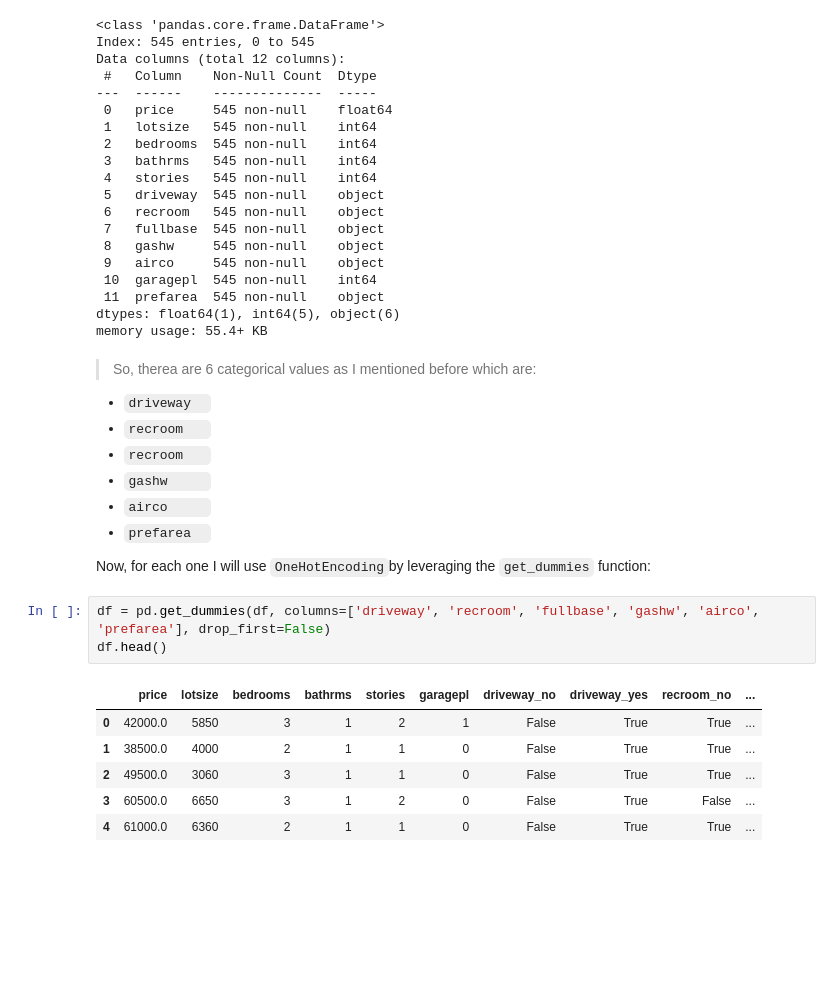
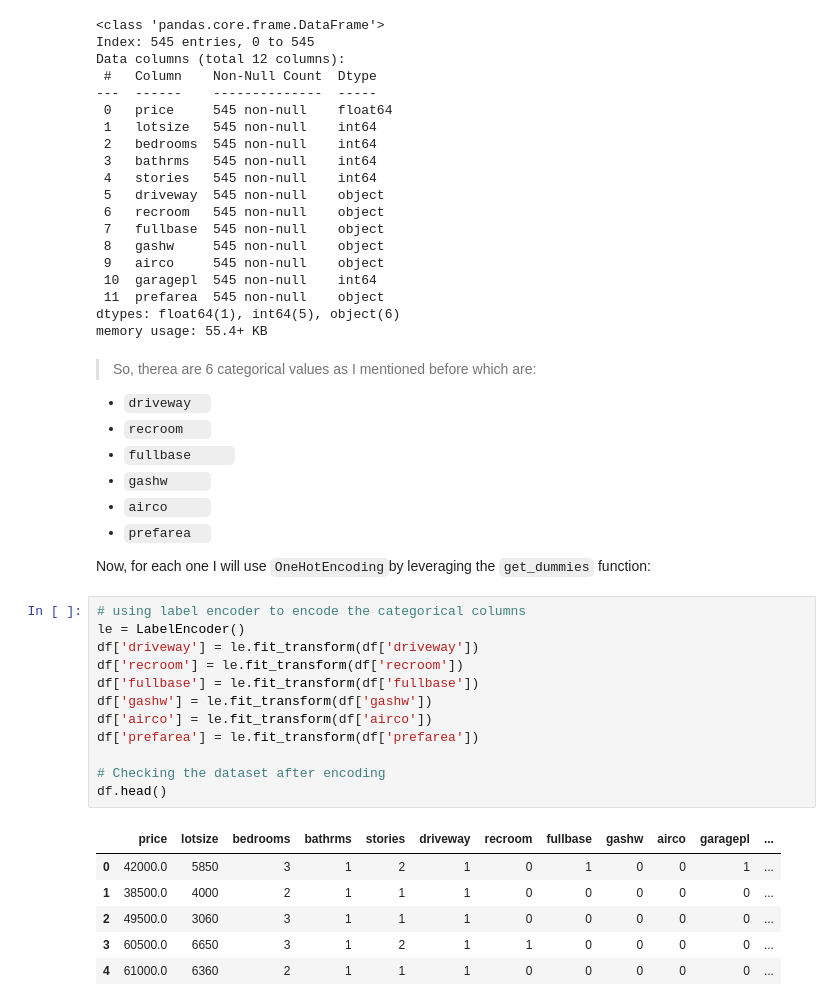
Before and after one commit to CarlosMEbratt/House-price-prediction-using-machine-learning, a Jupyter notebook: main.ipynb, the cells around one changed output. Cells and saved outputs as stored; diff of their text form; blank space fills up the shorter version.

```diff
--- a/main.ipynb
+++ b/main.ipynb
@@ -202,19 +208,28 @@ memory usage: 55.4+ KB
 > So, therea are 6 categorical values as I mentioned before which are:
 * `driveway  `
 * `recroom   `
-* `recroom   `
+* `fullbase     `
 * `gashw     `
 * `airco     `
 * `prefarea  `
 
 Now, for each one I will use `OneHotEncoding`by leveraging the `get_dummies` function:
-# %%
-df = pd.get_dummies(df, columns=['driveway', 'recroom', 'fullbase', 'gashw', 'airco', 'prefarea'], drop_first=False)
-df.head()
-# %% [output]
-|  | price | lotsize | bedrooms | bathrms | stories | garagepl | driveway_no | driveway_yes | recroom_no | ... |
-| 0 | 42000.0 | 5850 | 3 | 1 | 2 | 1 | False | True | True | ... |
-| 1 | 38500.0 | 4000 | 2 | 1 | 1 | 0 | False | True | True | ... |
-| 2 | 49500.0 | 3060 | 3 | 1 | 1 | 0 | False | True | True | ... |
-| 3 | 60500.0 | 6650 | 3 | 1 | 2 | 0 | False | True | False | ... |
-| 4 | 61000.0 | 6360 | 2 | 1 | 1 | 0 | False | True | True | ... |
+# %%
+# using label encoder to encode the categorical columns
+le = LabelEncoder()
+df['driveway'] = le.fit_transform(df['driveway'])
+df['recroom'] = le.fit_transform(df['recroom'])
+df['fullbase'] = le.fit_transform(df['fullbase'])
+df['gashw'] = le.fit_transform(df['gashw'])
+df['airco'] = le.fit_transform(df['airco'])
+df['prefarea'] = le.fit_transform(df['prefarea'])
+
+# Checking the dataset after encoding
+df.head()
+# %% [output]
+|  | price | lotsize | bedrooms | bathrms | stories | driveway | recroom | fullbase | gashw | airco | garagepl | ... |
+| 0 | 42000.0 | 5850 | 3 | 1 | 2 | 1 | 0 | 1 | 0 | 0 | 1 | ... |
+| 1 | 38500.0 | 4000 | 2 | 1 | 1 | 1 | 0 | 0 | 0 | 0 | 0 | ... |
+| 2 | 49500.0 | 3060 | 3 | 1 | 1 | 1 | 0 | 0 | 0 | 0 | 0 | ... |
+| 3 | 60500.0 | 6650 | 3 | 1 | 2 | 1 | 1 | 0 | 0 | 0 | 0 | ... |
+| 4 | 61000.0 | 6360 | 2 | 1 | 1 | 1 | 0 | 0 | 0 | 0 | 0 | ... |
```
Also changed, not shown: parts of 13 cells of this notebook.
